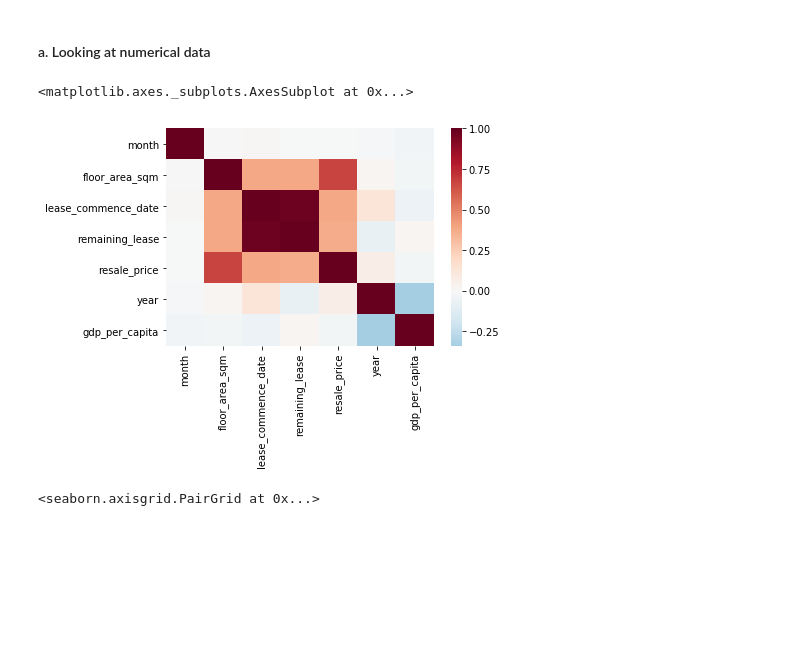
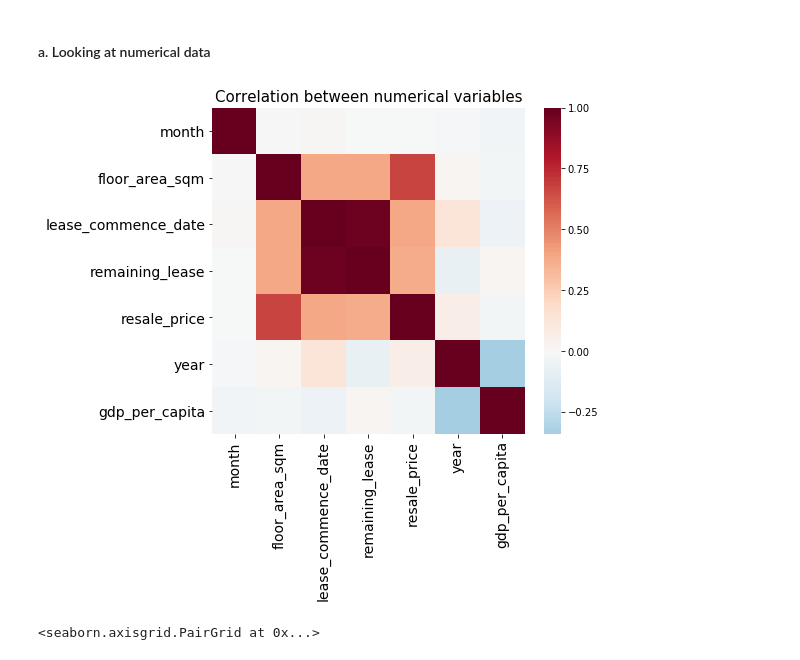
Before and after one commit to YidaWon/HDB-resale-prices, a Jupyter notebook: 1. HDB Sales Prices - Data Cleaning & EDA.ipynb, the cells around one changed output. Drawn from its saved outputs; the diff is of its cells as text; code cells hidden in the pictures; blank space fills up the shorter version.

```diff
--- a/1. HDB Sales Prices - Data Cleaning & EDA.ipynb
+++ b/1. HDB Sales Prices - Data Cleaning & EDA.ipynb
@@ -466,10 +466,14 @@ data
 #### a. Looking at numerical data
 # %%
 #Checking for any correlation
+fig,ax = plt.subplots(figsize=(7,6))
 sns.heatmap(data.corr(), cmap='RdBu_r', center=0)
+plt.xticks(fontsize=14)
+plt.yticks(fontsize=14)
+plt.title('Correlation between numerical variables', fontsize = 15)
+plt.show()
 # %% [output]
-<matplotlib.axes._subplots.AxesSubplot at 0x...>
-[figure, old version]
+[figure, new version]
 # %%
 sns.pairplot(data, x_vars=["month", "floor_area_sqm","lease_commence_date","remaining_lease","resale_price","year","gdp_per_capita"], y_vars=["month", "floor_area_sqm","lease_commence_date","remaining_lease","resale_price","year","gdp_per_capita"])
 # %% [output]
```
Also changed, not shown: parts of 1 cell of this notebook, 2 other files.
